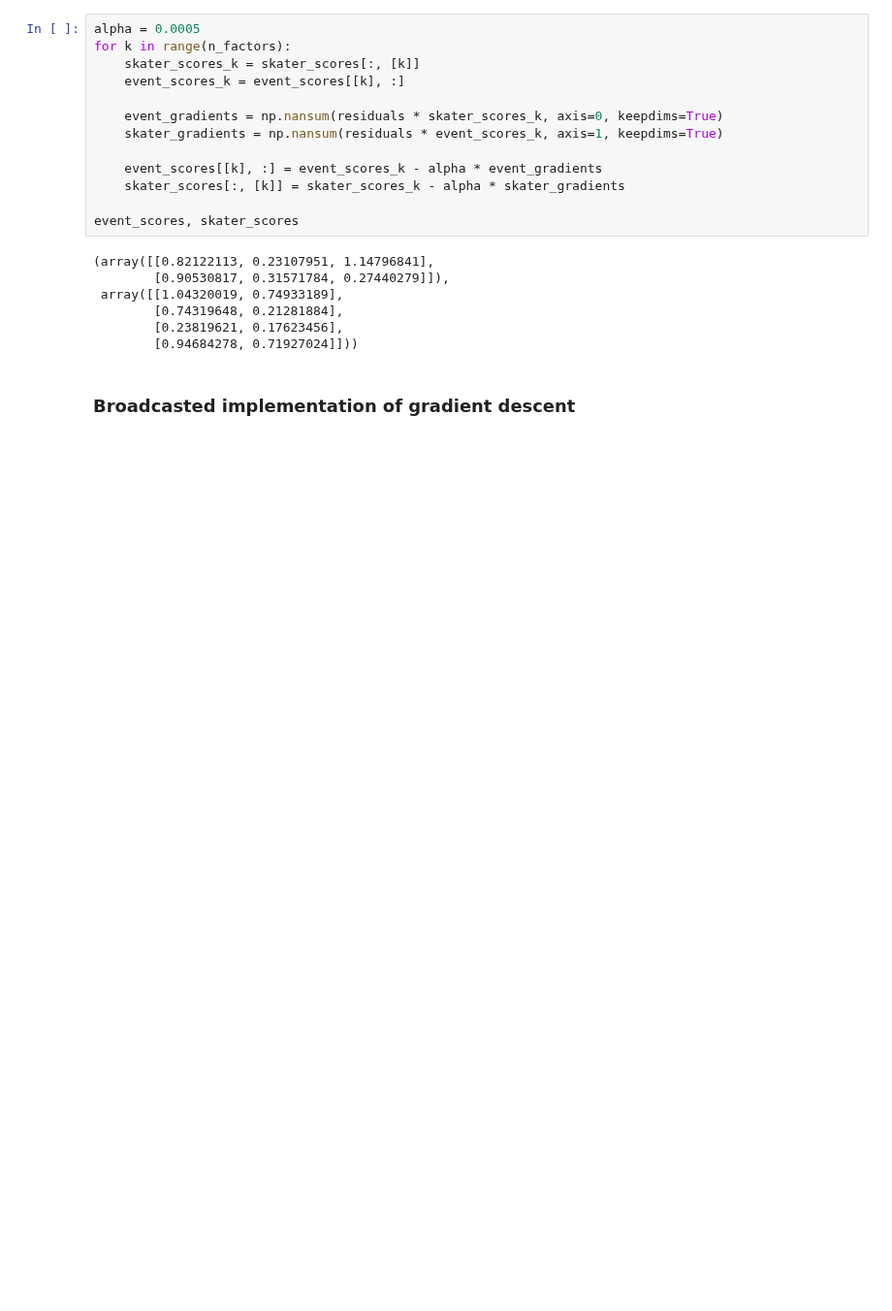
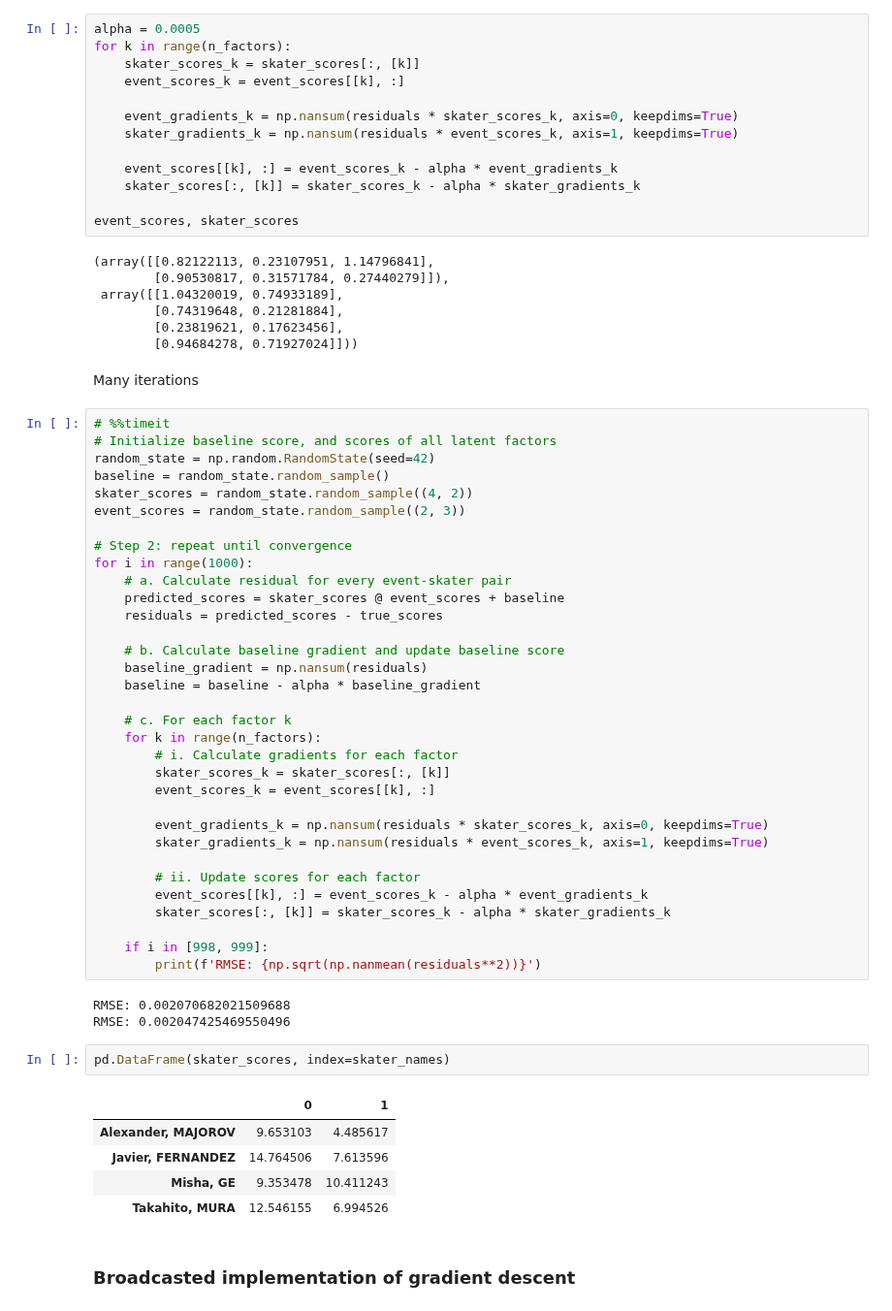
Before and after one commit to khanhnguyendata/skate_predict, a Jupyter notebook: analysis_part3.ipynb, the cells around one changed output. Shown at 97% size. Cells and saved outputs as stored; diff of their text form; blank space fills up the shorter version.

Commit message:
Finish writeup for gradient descent broadcasted for multi-factor model

```diff
--- a/analysis_part3.ipynb
+++ b/analysis_part3.ipynb
@@ -113,11 +108,11 @@ for k in range(n_factors):
     skater_scores_k = skater_scores[:, [k]]
     event_scores_k = event_scores[[k], :]
 
-    event_gradients = np.nansum(residuals * skater_scores_k, axis=0, keepdims=True)
-    skater_gradients = np.nansum(residuals * event_scores_k, axis=1, keepdims=True)
+    event_gradients_k = np.nansum(residuals * skater_scores_k, axis=0, keepdims=True)
+    skater_gradients_k = np.nansum(residuals * event_scores_k, axis=1, keepdims=True)
 
-    event_scores[[k], :] = event_scores_k - alpha * event_gradients
-    skater_scores[:, [k]] = skater_scores_k - alpha * skater_gradients
+    event_scores[[k], :] = event_scores_k - alpha * event_gradients_k
+    skater_scores[:, [k]] = skater_scores_k - alpha * skater_gradients_k
 
 event_scores, skater_scores
 # %% [output]
@@ -127,5 +122,51 @@ event_scores, skater_scores
         [0.74319648, 0.21281884],
         [0.23819621, 0.17623456],
         [0.94684278, 0.71927024]]))
+# %% [markdown]
+Many iterations
+# %%
+# %%timeit
+# Initialize baseline score, and scores of all latent factors
+random_state = np.random.RandomState(seed=42)
+baseline = random_state.random_sample()
+skater_scores = random_state.random_sample((4, 2))
+event_scores = random_state.random_sample((2, 3))
+
+# Step 2: repeat until convergence
+for i in range(1000):
+    # a. Calculate residual for every event-skater pair
+    predicted_scores = skater_scores @ event_scores + baseline
+    residuals = predicted_scores - true_scores
+
+    # b. Calculate baseline gradient and update baseline score
+    baseline_gradient = np.nansum(residuals)
+    baseline = baseline - alpha * baseline_gradient
+
+    # c. For each factor k
+    for k in range(n_factors):
+        # i. Calculate gradients for each factor
+        skater_scores_k = skater_scores[:, [k]]
+        event_scores_k = event_scores[[k], :]
+
+        event_gradients_k = np.nansum(residuals * skater_scores_k, axis=0, keepdims=True)
+        skater_gradients_k = np.nansum(residuals * event_scores_k, axis=1, keepdims=True)
+
+        # ii. Update scores for each factor
+        event_scores[[k], :] = event_scores_k - alpha * event_gradients_k
+        skater_scores[:, [k]] = skater_scores_k - alpha * skater_gradients_k
+
+    if i in [998, 999]:
+        print(f'RMSE: {np.sqrt(np.nanmean(residuals**2))}')
+# %% [output]
+RMSE: 0.002070682021509688
+RMSE: 0.002047425469550496
+# %%
+pd.DataFrame(skater_scores, index=skater_names)
+# %% [output]
+|  | 0 | 1 |
+| Alexander, MAJOROV | 9.653103 | 4.485617 |
+| Javier, FERNANDEZ | 14.764506 | 7.613596 |
+| Misha, GE | 9.353478 | 10.411243 |
+| Takahito, MURA | 12.546155 | 6.994526 |
 # %% [markdown]
 ### Broadcasted implementation of gradient descent
```
Also changed, not shown: parts of 20 cells of this notebook, 42 other files.
